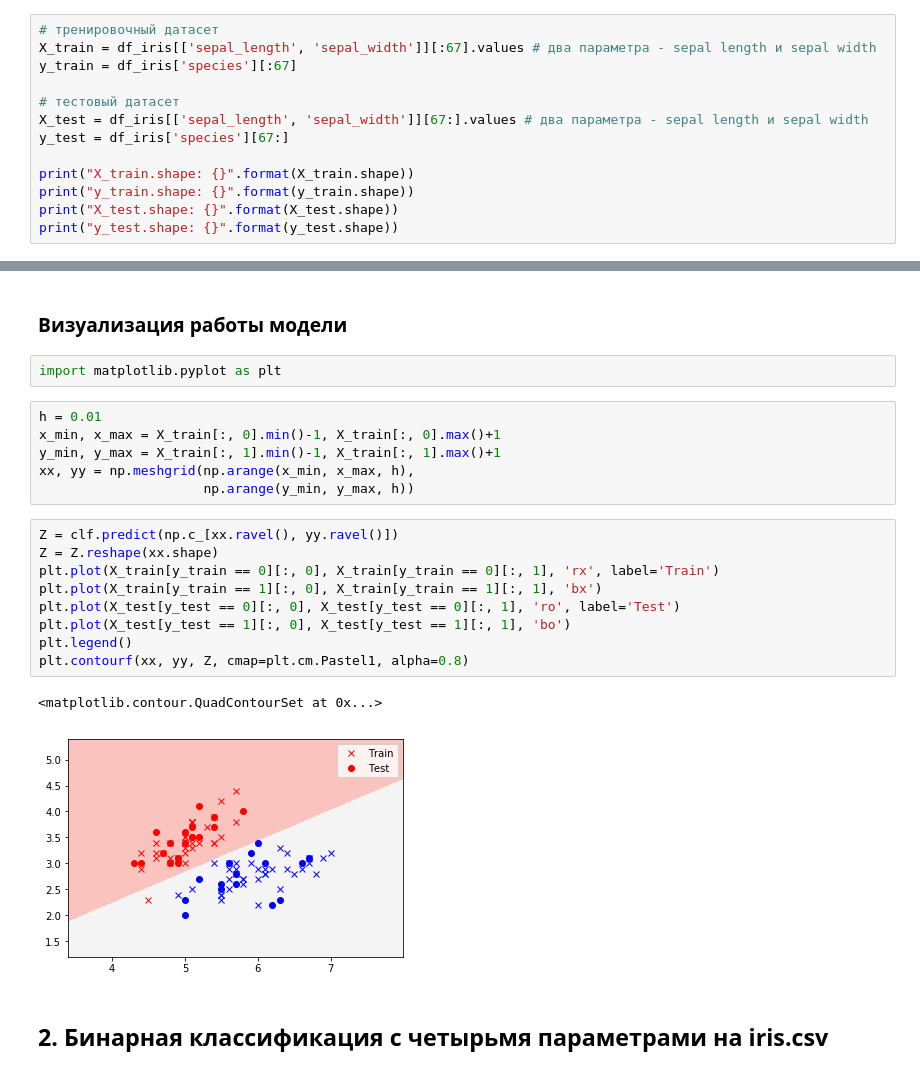
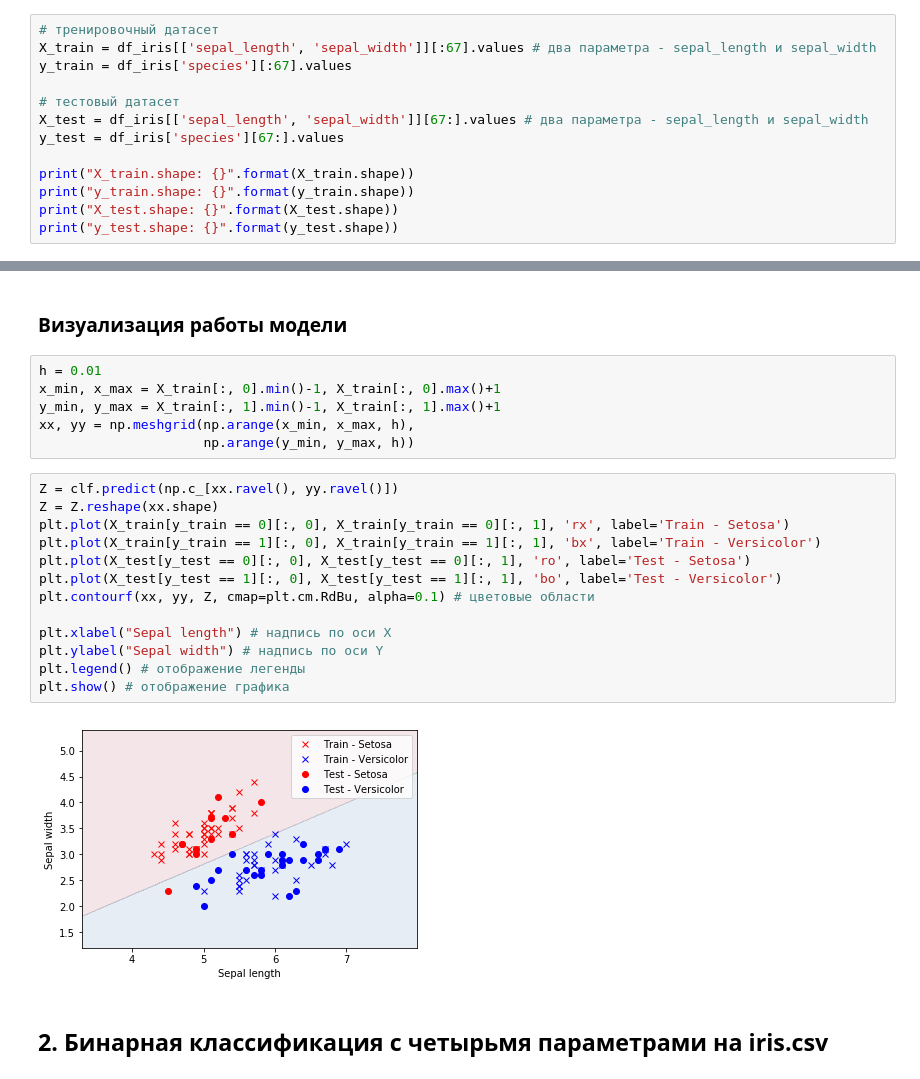
Before and after one commit to bogdansalyp/ml_course, a Jupyter notebook: logistic_regression_from_scratch.ipynb, the cells around one changed output, grey strips where cells are left out. Cells and saved outputs as stored; diff of their text form.

Commit message:
Linear and logistic regression visualization and sklearn

```diff
--- a/logistic_regression_from_scratch.ipynb
+++ b/logistic_regression_from_scratch.ipynb
@@ -36,11 +39,11 @@ df_iris.head() # вывести первые 5 рядов
 # %%
 # тренировочный датасет
-X_train = df_iris[['sepal_length', 'sepal_width']][:67].values # два параметра - sepal length и sepal width
-y_train = df_iris['species'][:67]
+X_train = df_iris[['sepal_length', 'sepal_width']][:67].values # два параметра - sepal_length и sepal_width
+y_train = df_iris['species'][:67].values
 
 # тестовый датасет
-X_test = df_iris[['sepal_length', 'sepal_width']][67:].values # два параметра - sepal length и sepal width
-y_test = df_iris['species'][67:]
+X_test = df_iris[['sepal_length', 'sepal_width']][67:].values # два параметра - sepal_length и sepal_width
+y_test = df_iris['species'][67:].values
 
 print("X_train.shape: {}".format(X_train.shape))
 print("y_train.shape: {}".format(y_train.shape))
@@ -72,8 +77,6 @@ plt.plot(X_test[y_test == 1][:, 0], X_test[y_test == 1][:, 1], 'bo')
 ########################################## TODO ########################################################
 # %% [markdown]
 ### Визуализация работы модели
-# %%
-import matplotlib.pyplot as plt
 # %%
 h = 0.01
 x_min, x_max = X_train[:, 0].min()-1, X_train[:, 0].max()+1
@@ -83,15 +86,18 @@ xx, yy = np.meshgrid(np.arange(x_min, x_max, h),
 # %%
 Z = clf.predict(np.c_[xx.ravel(), yy.ravel()])
 Z = Z.reshape(xx.shape)
-plt.plot(X_train[y_train == 0][:, 0], X_train[y_train == 0][:, 1], 'rx', label='Train')
-plt.plot(X_train[y_train == 1][:, 0], X_train[y_train == 1][:, 1], 'bx')
-plt.plot(X_test[y_test == 0][:, 0], X_test[y_test == 0][:, 1], 'ro', label='Test')
-plt.plot(X_test[y_test == 1][:, 0], X_test[y_test == 1][:, 1], 'bo')
-plt.legend()
-plt.contourf(xx, yy, Z, cmap=plt.cm.Pastel1, alpha=0.8)
+plt.plot(X_train[y_train == 0][:, 0], X_train[y_train == 0][:, 1], 'rx', label='Train - Setosa')
+plt.plot(X_train[y_train == 1][:, 0], X_train[y_train == 1][:, 1], 'bx', label='Train - Versicolor')
+plt.plot(X_test[y_test == 0][:, 0], X_test[y_test == 0][:, 1], 'ro', label='Test - Setosa')
+plt.plot(X_test[y_test == 1][:, 0], X_test[y_test == 1][:, 1], 'bo', label='Test - Versicolor')
+plt.contourf(xx, yy, Z, cmap=plt.cm.RdBu, alpha=0.1) # цветовые области
+
+plt.xlabel("Sepal length") # надпись по оси X
+plt.ylabel("Sepal width") # надпись по оси Y
+plt.legend() # отображение легенды
+plt.show() # отображение графика
 # %% [output]
-<matplotlib.contour.QuadContourSet at 0x...>
-[figure, old version]
+[figure, new version]
 # %% [markdown]
 ## 2. Бинарная классификация с четырьмя параметрами на iris.csv
 # %% [markdown]
```
Also changed, not shown: parts of 14 cells of this notebook, 4 other files.
